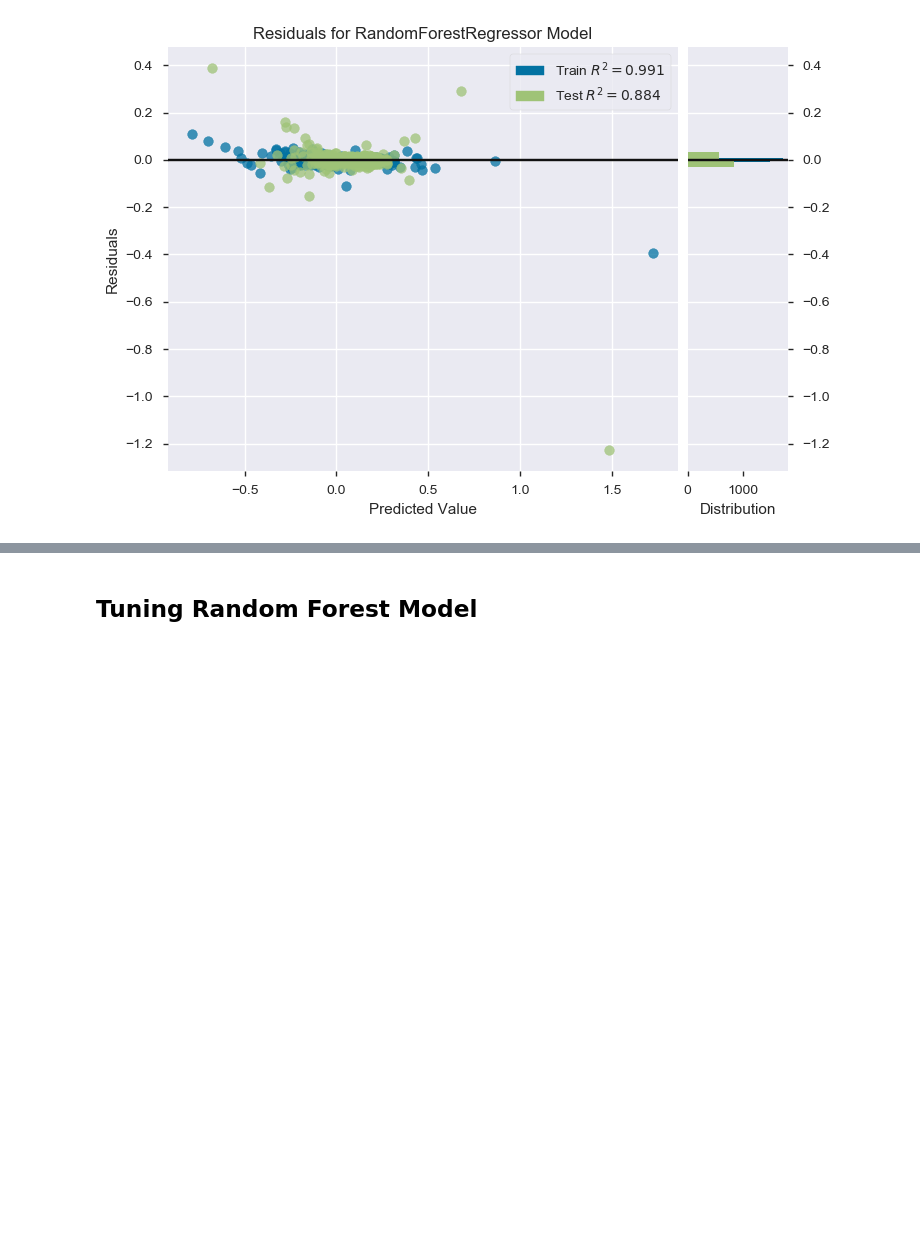
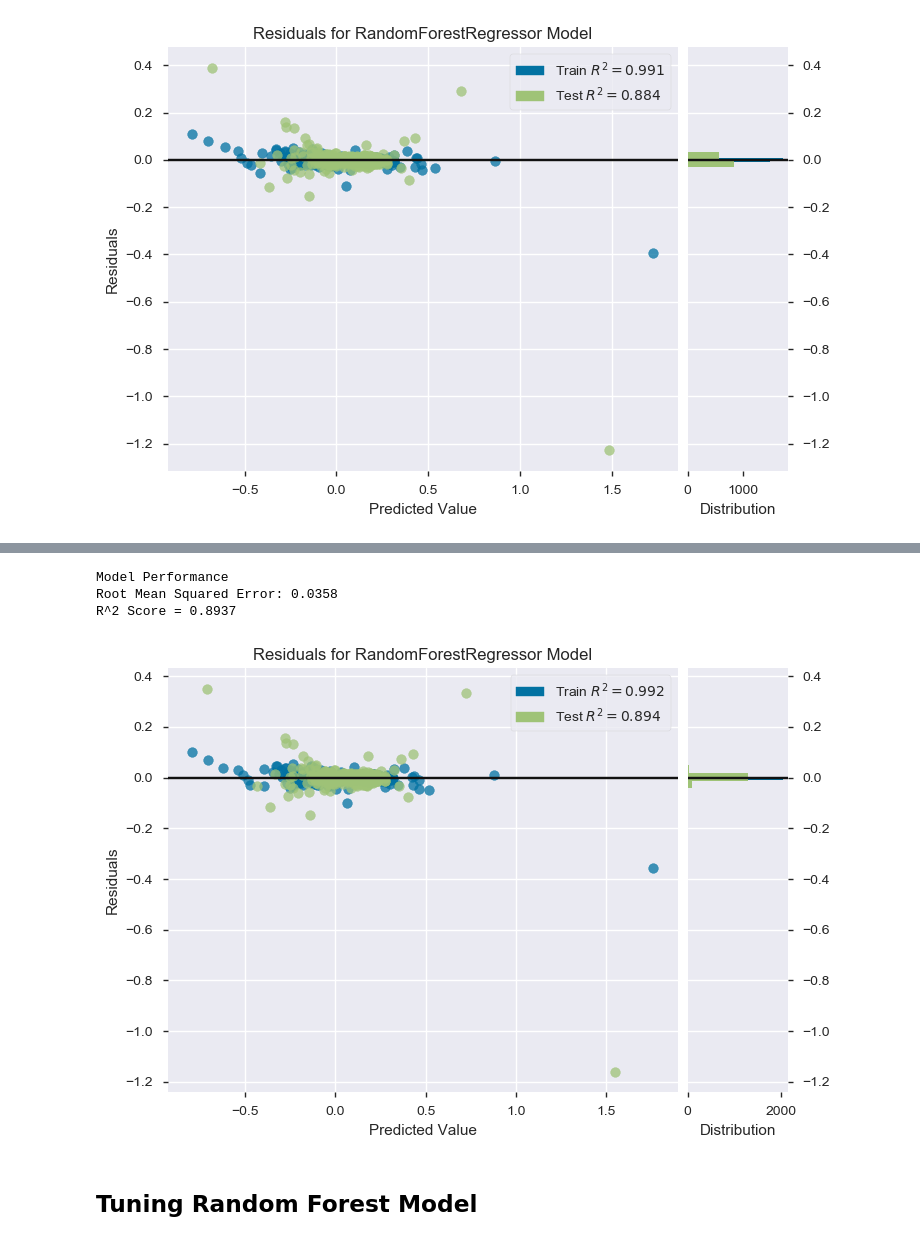
Before and after one commit to earny-joe/Springboard-DS-Portfolio, a Jupyter notebook: capstone_1/basketball/Individual_Player_Stats/Machine_Learning/machine-learning.ipynb, the cells around one changed output, grey strips where cells are left out. Cells and saved outputs as stored; diff of their text form; code cells hidden in the pictures; blank space fills up the shorter version.

```diff
--- a/capstone_1/basketball/Individual_Player_Stats/Machine_Learning/machine-learning.ipynb
+++ b/capstone_1/basketball/Individual_Player_Stats/Machine_Learning/machine-learning.ipynb
@@ -642,3 +672,26 @@ visualizer.poof()                               # Draw/show/poof the data
+# %%
+# Establish model with n_estimators = 75
+rf_estimator_model = RandomForestRegressor(n_estimators=75, n_jobs=-1, random_state = 1)
+# %%
+# fit the model on training data
+rf_estimator_model.fit(X_train_forest, y_train_forest)
+
+# Predict on the hold out set and compute metrics
+predictions, rmse, r2 = evaluate(rf_estimator_model, X_test_forest, y_test_forest)
+# %% [output]
+Model Performance
+Root Mean Squared Error: 0.0358
+R^2 Score = 0.8937
+# %%
+from yellowbrick.regressor import ResidualsPlot
+
+visualizer = ResidualsPlot(rf_estimator_model)
+
+visualizer.fit(X_train_forest, y_train_forest)  # Fit the training data to the model
+visualizer.score(X_test_forest, y_test_forest)  # Evaluate the model on the test data
+visualizer.poof()                               # Draw/show/poof the data
+# %% [output]
+[figure, added]
 # %% [markdown]
 ## Tuning Random Forest Model
 # %%
```
Also changed, not shown: parts of 28 cells of this notebook, 1 other file.
